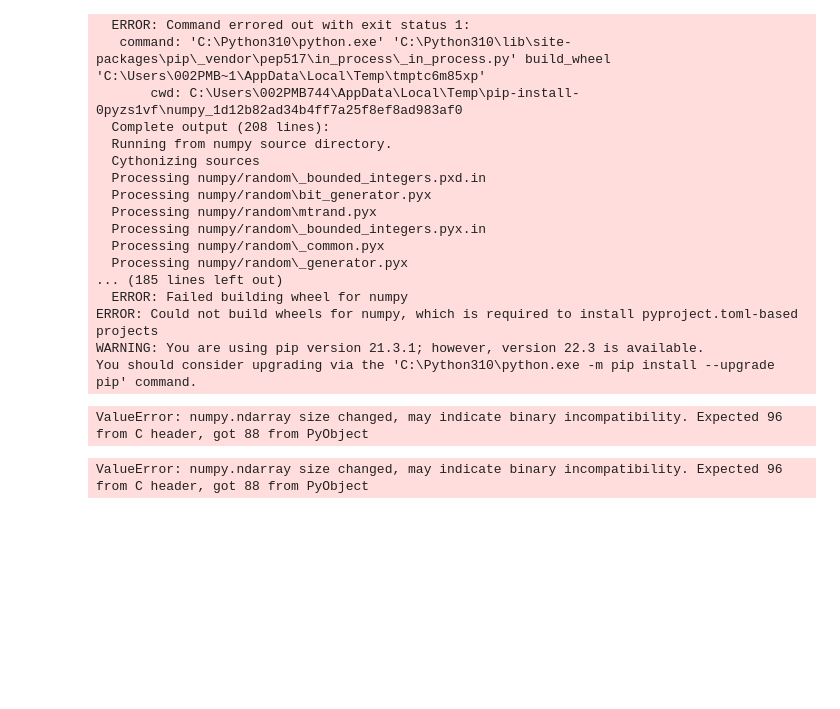
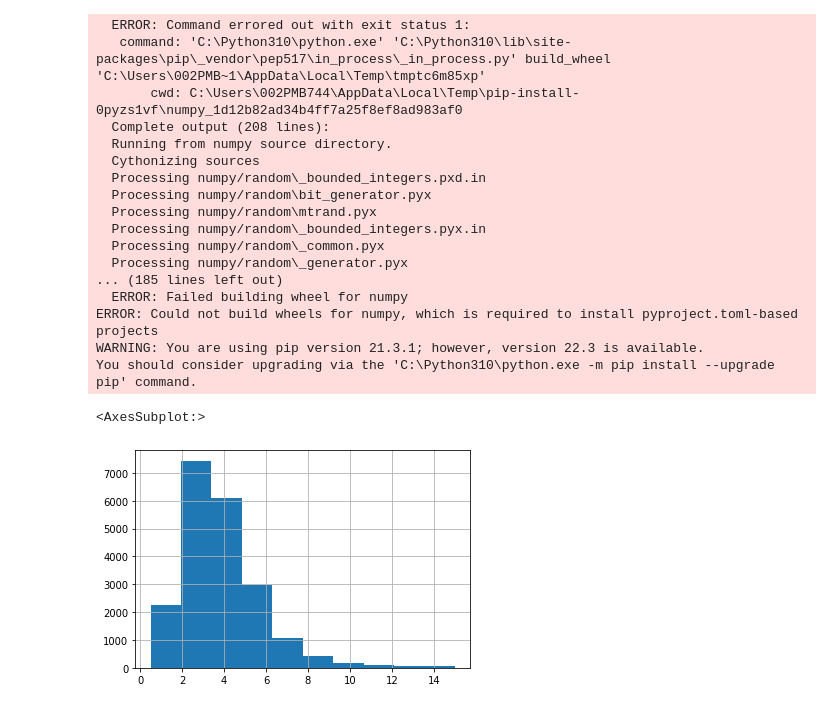
Before and after one commit to Anupam4677/ML, a Jupyter notebook: classification.ipynb, the cells around one changed output. Saved outputs shown, nothing was run; the diff lists cells and outputs as text; code cells hidden in the pictures; blank space fills up the shorter version.

Commit message:
Data visualization and cleaning

```diff
--- a/classification.ipynb
+++ b/classification.ipynb
@@ -125,10 +129,10 @@ WARNING: You are using pip version 21.3.1; however, version 22.3 is available.
 You should consider upgrading via the 'C:\Python310\python.exe -m pip install --upgrade pip' command.
 # %%
 from sklearn.model_selection import train_test_split
-# train_set, test_set = train_test_split(housing, test_size = 0.2 , random_state=42)
+train_set, test_set = train_test_split(housing, test_size = 0.2 , random_state=42)
-# %% [output]
-ValueError: numpy.ndarray size changed, may indicate binary incompatibility. Expected 96 from C header, got 88 from PyObject
 # %%
-from sklearn.impute import SimpleImputer
+#from sklearn.impute import SimpleImputer
+housing['median_income'].hist()
 # %% [output]
-ValueError: numpy.ndarray size changed, may indicate binary incompatibility. Expected 96 from C header, got 88 from PyObject
+<AxesSubplot:>
+[figure, added]
```
Also changed, not shown: parts of 9 cells of this notebook.
